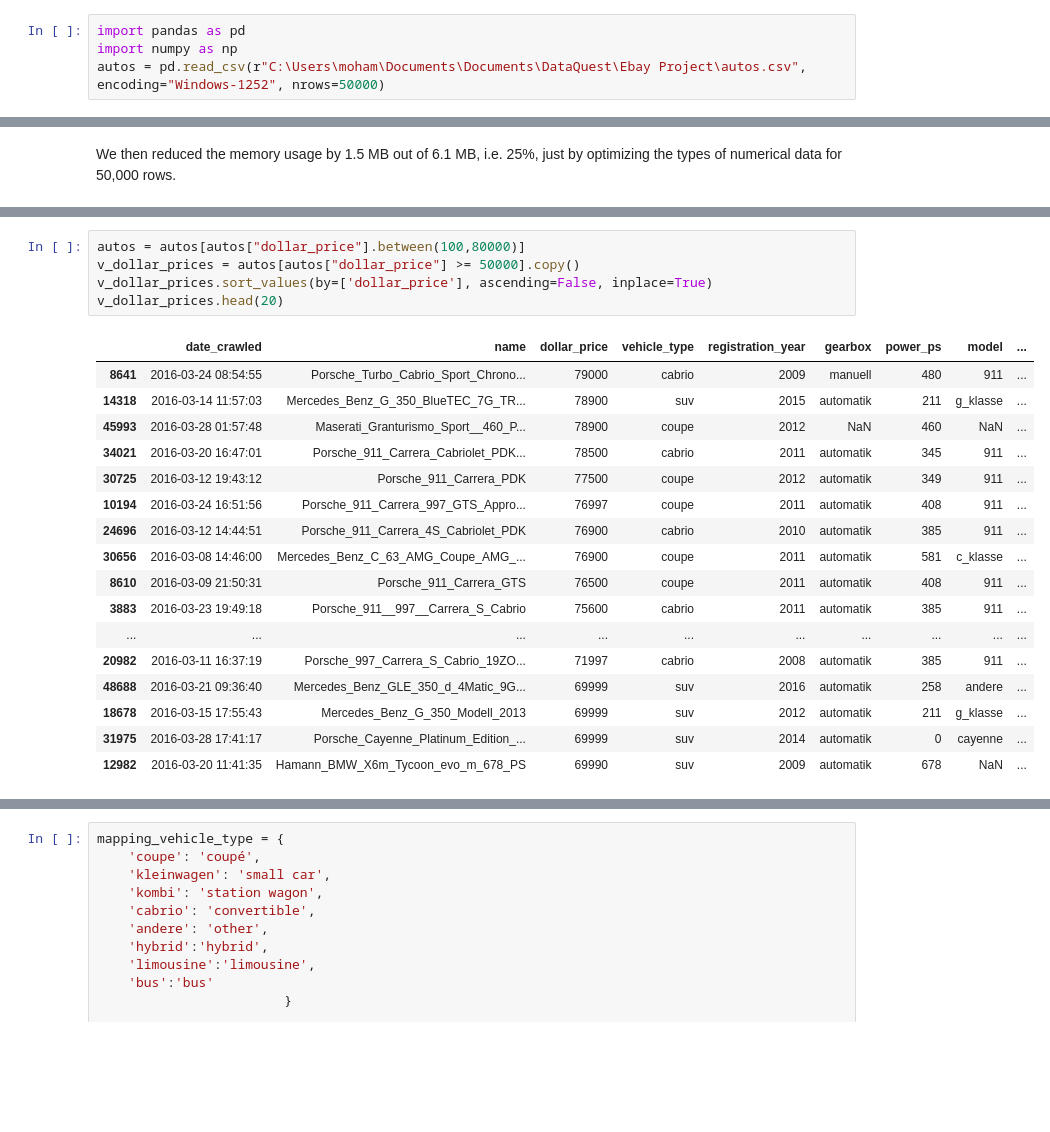
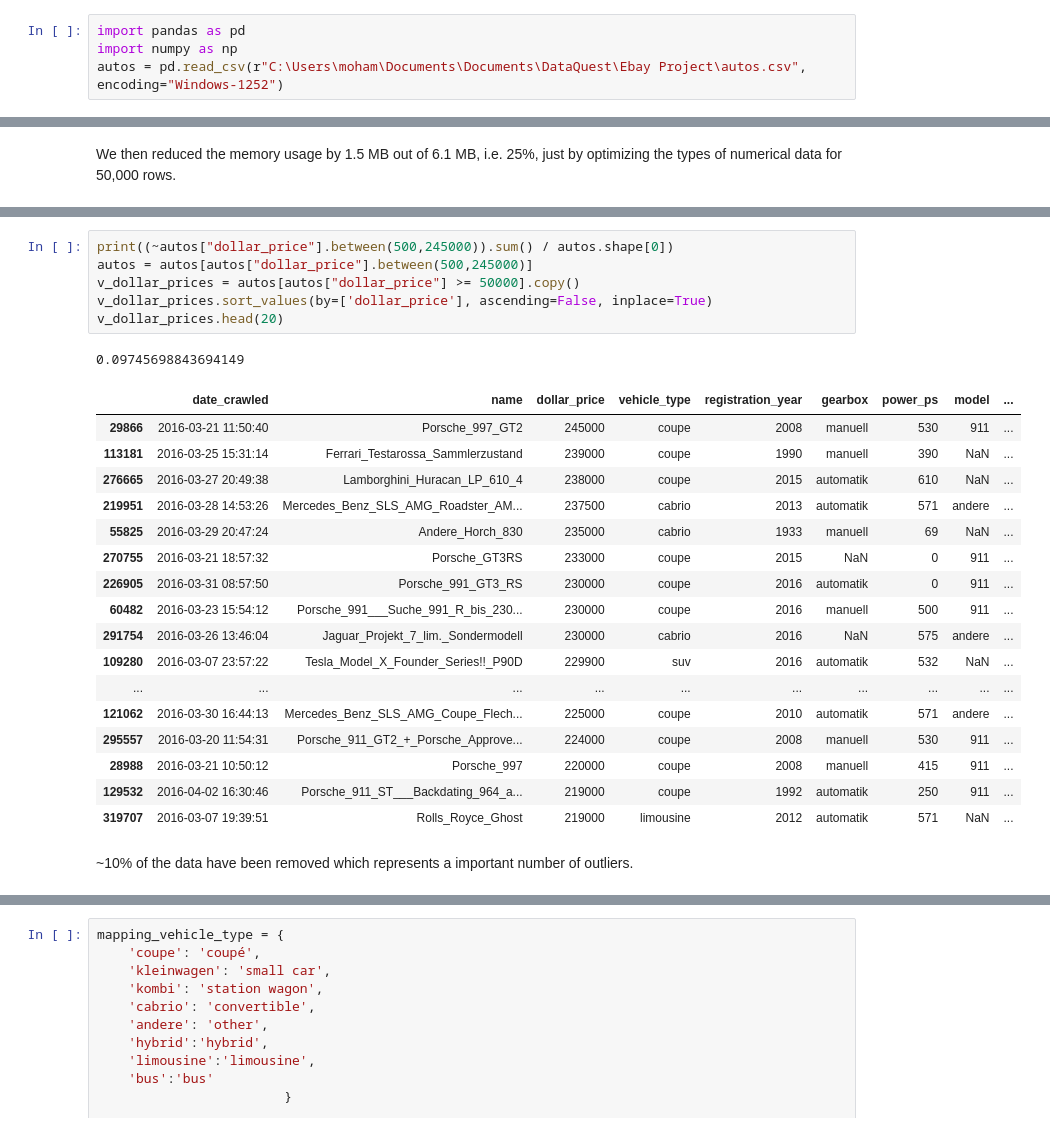
Before and after one commit to bozungu/EbayUsedCars, a Jupyter notebook: Ebay Car Sales Project.ipynb, the cells around one changed output, grey strips where cells are left out. Saved outputs shown, nothing was run; the diff lists cells and outputs as text; blank space fills up the shorter version.

```diff
--- a/Ebay Car Sales Project.ipynb
+++ b/Ebay Car Sales Project.ipynb
@@ -3,7 +7,7 @@ Ebay Car Sales Data
 # %%
 import pandas as pd
 import numpy as np
-autos = pd.read_csv(r"C:\Users\moham\Documents\Documents\DataQuest\Ebay Project\autos.csv", encoding="Windows-1252", nrows=50000)
+autos = pd.read_csv(r"C:\Users\moham\Documents\Documents\DataQuest\Ebay Project\autos.csv", encoding="Windows-1252")
 # %%
 autos.isnull().sum()
 # %% [output]
@@ -175,26 +223,30 @@ We consider as outliers all the rows with a dollar_price inferior to $100 and su
 # %%
-autos = autos[autos["dollar_price"].between(100,80000)]
+print((~autos["dollar_price"].between(500,245000)).sum() / autos.shape[0])
+autos = autos[autos["dollar_price"].between(500,245000)]
 v_dollar_prices = autos[autos["dollar_price"] >= 50000].copy()
 v_dollar_prices.sort_values(by=['dollar_price'], ascending=False, inplace=True)
 v_dollar_prices.head(20)
 # %% [output]
+0.09745698843694149
 |  | date_crawled | name | dollar_price | vehicle_type | registration_year | gearbox | power_ps | model | ... |
-| 8641 | 2016-03-24 08:54:55 | Porsche_Turbo_Cabrio_Sport_Chrono... | 79000 | cabrio | 2009 | manuell | 480 | 911 | ... |
-| 14318 | 2016-03-14 11:57:03 | Mercedes_Benz_G_350_BlueTEC_7G_TR... | 78900 | suv | 2015 | automatik | 211 | g_klasse | ... |
-| 45993 | 2016-03-28 01:57:48 | Maserati_Granturismo_Sport__460_P... | 78900 | coupe | 2012 | NaN | 460 | NaN | ... |
-| 34021 | 2016-03-20 16:47:01 | Porsche_911_Carrera_Cabriolet_PDK... | 78500 | cabrio | 2011 | automatik | 345 | 911 | ... |
-| 30725 | 2016-03-12 19:43:12 | Porsche_911_Carrera_PDK | 77500 | coupe | 2012 | automatik | 349 | 911 | ... |
-| 10194 | 2016-03-24 16:51:56 | Porsche_911_Carrera_997_GTS_Appro... | 76997 | coupe | 2011 | automatik | 408 | 911 | ... |
-| 24696 | 2016-03-12 14:44:51 | Porsche_911_Carrera_4S_Cabriolet_PDK | 76900 | cabrio | 2010 | automatik | 385 | 911 | ... |
-| 30656 | 2016-03-08 14:46:00 | Mercedes_Benz_C_63_AMG_Coupe_AMG_... | 76900 | coupe | 2011 | automatik | 581 | c_klasse | ... |
-| 8610 | 2016-03-09 21:50:31 | Porsche_911_Carrera_GTS | 76500 | coupe | 2011 | automatik | 408 | 911 | ... |
-| 3883 | 2016-03-23 19:49:18 | Porsche_911__997__Carrera_S_Cabrio | 75600 | cabrio | 2011 | automatik | 385 | 911 | ... |
+| 29866 | 2016-03-21 11:50:40 | Porsche_997_GT2 | 245000 | coupe | 2008 | manuell | 530 | 911 | ... |
+| 113181 | 2016-03-25 15:31:14 | Ferrari_Testarossa_Sammlerzustand | 239000 | coupe | 1990 | manuell | 390 | NaN | ... |
+| 276665 | 2016-03-27 20:49:38 | Lamborghini_Huracan_LP_610_4 | 238000 | coupe | 2015 | automatik | 610 | NaN | ... |
+| 219951 | 2016-03-28 14:53:26 | Mercedes_Benz_SLS_AMG_Roadster_AM... | 237500 | cabrio | 2013 | automatik | 571 | andere | ... |
+| 55825 | 2016-03-29 20:47:24 | Andere_Horch_830 | 235000 | cabrio | 1933 | manuell | 69 | NaN | ... |
+| 270755 | 2016-03-21 18:57:32 | Porsche_GT3RS | 233000 | coupe | 2015 | NaN | 0 | 911 | ... |
+| 226905 | 2016-03-31 08:57:50 | Porsche_991_GT3_RS | 230000 | coupe | 2016 | automatik | 0 | 911 | ... |
+| 60482 | 2016-03-23 15:54:12 | Porsche_991___Suche_991_R_bis_230... | 230000 | coupe | 2016 | manuell | 500 | 911 | ... |
+| 291754 | 2016-03-26 13:46:04 | Jaguar_Projekt_7_lim._Sondermodell | 230000 | cabrio | 2016 | NaN | 575 | andere | ... |
+| 109280 | 2016-03-07 23:57:22 | Tesla_Model_X_Founder_Series!!_P90D | 229900 | suv | 2016 | automatik | 532 | NaN | ... |
 | ... | ... | ... | ... | ... | ... | ... | ... | ... | ... |
-| 20982 | 2016-03-11 16:37:19 | Porsche_997_Carrera_S_Cabrio_19ZO... | 71997 | cabrio | 2008 | automatik | 385 | 911 | ... |
-| 48688 | 2016-03-21 09:36:40 | Mercedes_Benz_GLE_350_d_4Matic_9G... | 69999 | suv | 2016 | automatik | 258 | andere | ... |
-| 18678 | 2016-03-15 17:55:43 | Mercedes_Benz_G_350_Modell_2013 | 69999 | suv | 2012 | automatik | 211 | g_klasse | ... |
-| 31975 | 2016-03-28 17:41:17 | Porsche_Cayenne_Platinum_Edition_... | 69999 | suv | 2014 | automatik | 0 | cayenne | ... |
-| 12982 | 2016-03-20 11:41:35 | Hamann_BMW_X6m_Tycoon_evo_m_678_PS | 69990 | suv | 2009 | automatik | 678 | NaN | ... |
+| 121062 | 2016-03-30 16:44:13 | Mercedes_Benz_SLS_AMG_Coupe_Flech... | 225000 | coupe | 2010 | automatik | 571 | andere | ... |
+| 295557 | 2016-03-20 11:54:31 | Porsche_911_GT2_+_Porsche_Approve... | 224000 | coupe | 2008 | manuell | 530 | 911 | ... |
+| 28988 | 2016-03-21 10:50:12 | Porsche_997 | 220000 | coupe | 2008 | manuell | 415 | 911 | ... |
+| 129532 | 2016-04-02 16:30:46 | Porsche_911_ST___Backdating_964_a... | 219000 | coupe | 1992 | automatik | 250 | 911 | ... |
+| 319707 | 2016-03-07 19:39:51 | Rolls_Royce_Ghost | 219000 | limousine | 2012 | automatik | 571 | NaN | ... |
+# %% [markdown]
+~10% of the data have been removed which represents a important number of outliers.
 # %%
 autos.loc[(autos["vehicle_type"] == "kombi") & (autos["dollar_price"] > 50000), "dollar_price"]
 # %% [output]
```
Also changed, not shown: parts of 43 cells of this notebook, 1 other file.
